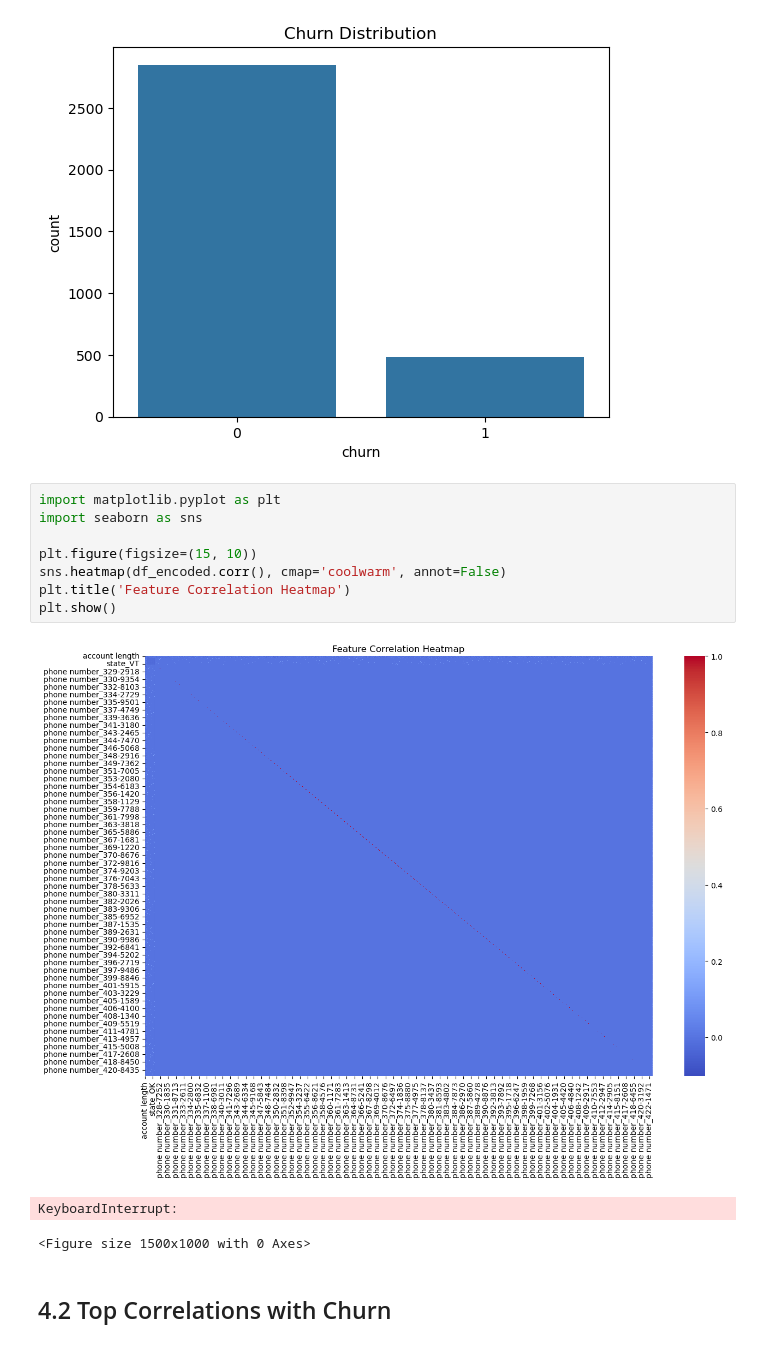
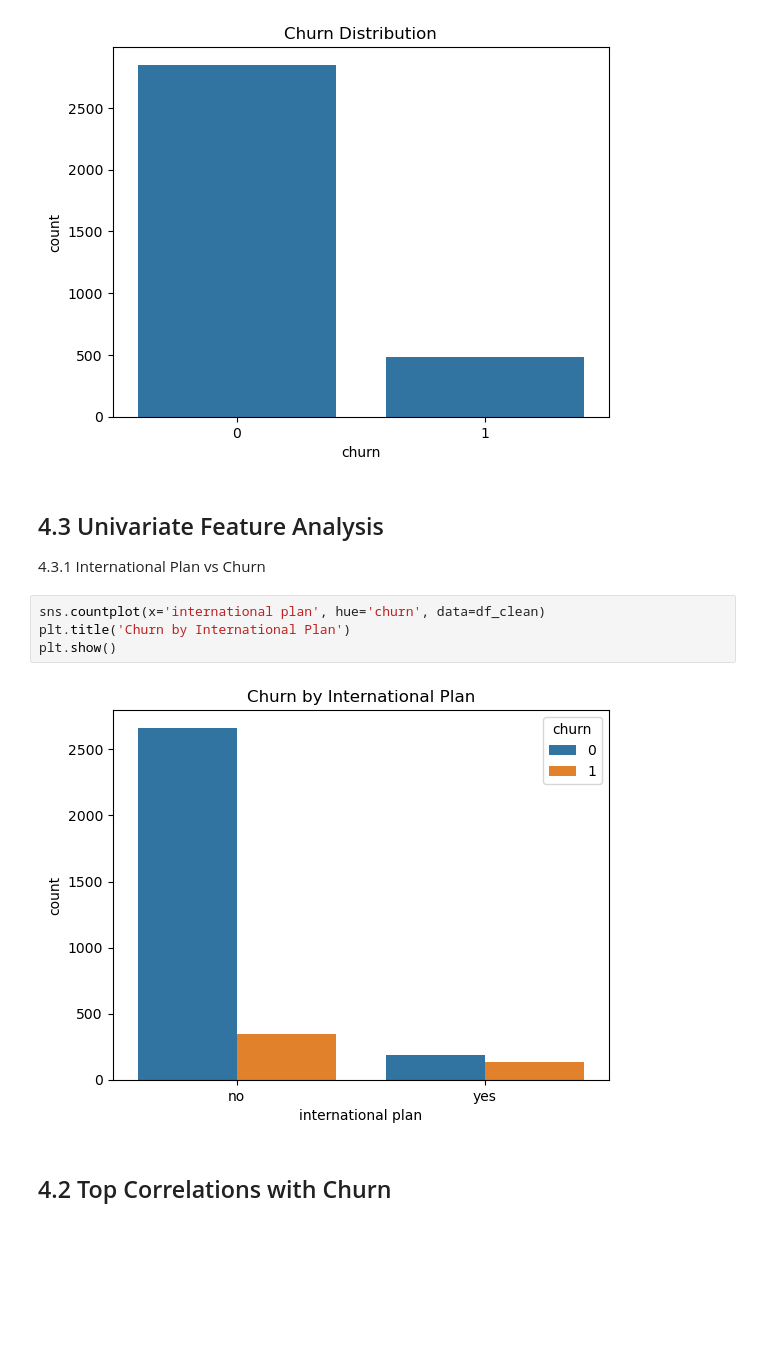
Before and after one commit to muhatonjeri/SyriaTel-Customer-Churn, a Jupyter notebook: notebooks/Customerchun.ipynb, the cells around one changed output. Saved outputs shown, nothing was run; the diff lists cells and outputs as text; blank space fills up the shorter version.

Commit message:
univariate feature analysis

```diff
--- a/notebooks/Customerchun.ipynb
+++ b/notebooks/Customerchun.ipynb
@@ -360,18 +360,15 @@ Churn Percentage:
 1    14.491449
 Name: proportion, dtype: float64
 [figure]
+# %% [markdown]
+## 4.3 Univariate Feature Analysis
+4.3.1 International Plan vs Churn
 # %%
-import matplotlib.pyplot as plt
-import seaborn as sns
-
-plt.figure(figsize=(15, 10))
-sns.heatmap(df_encoded.corr(), cmap='coolwarm', annot=False)
-plt.title('Feature Correlation Heatmap')
+sns.countplot(x='international plan', hue='churn', data=df_clean)
+plt.title('Churn by International Plan')
 plt.show()
 # %% [output]
-[figure, old version]
+[figure, new version]
-KeyboardInterrupt:
-<Figure size 1500x1000 with 0 Axes>
 # %% [markdown]
 ## 4.2 Top Correlations with Churn
 # %%
```
